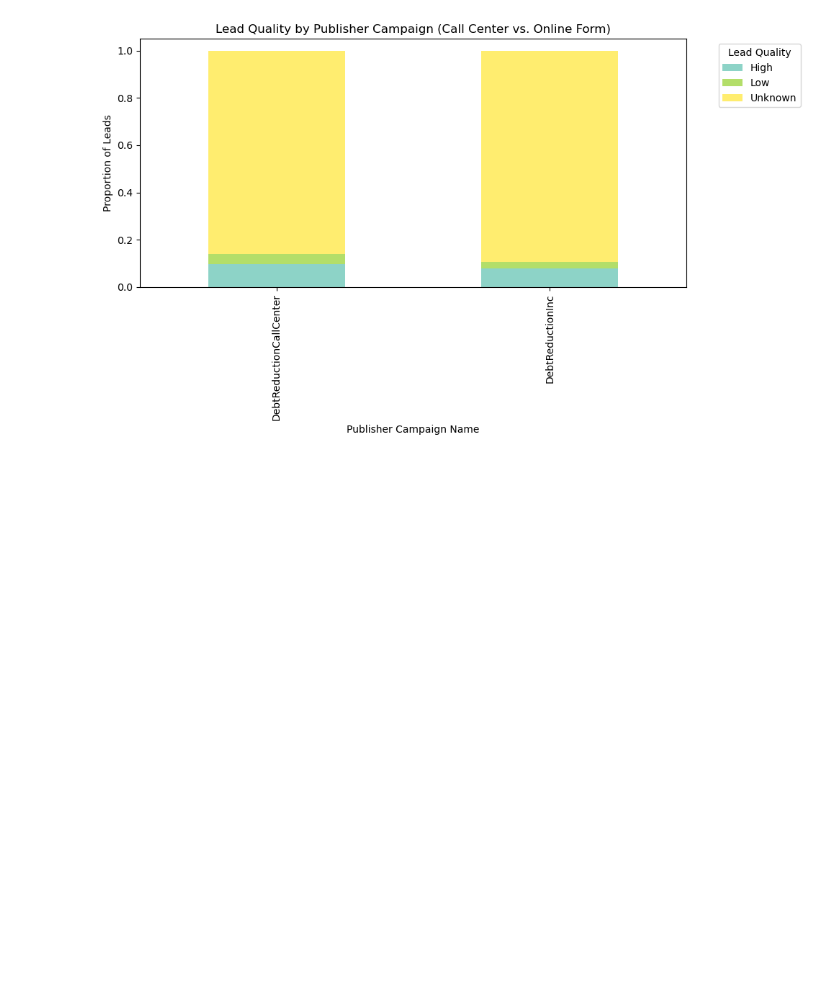
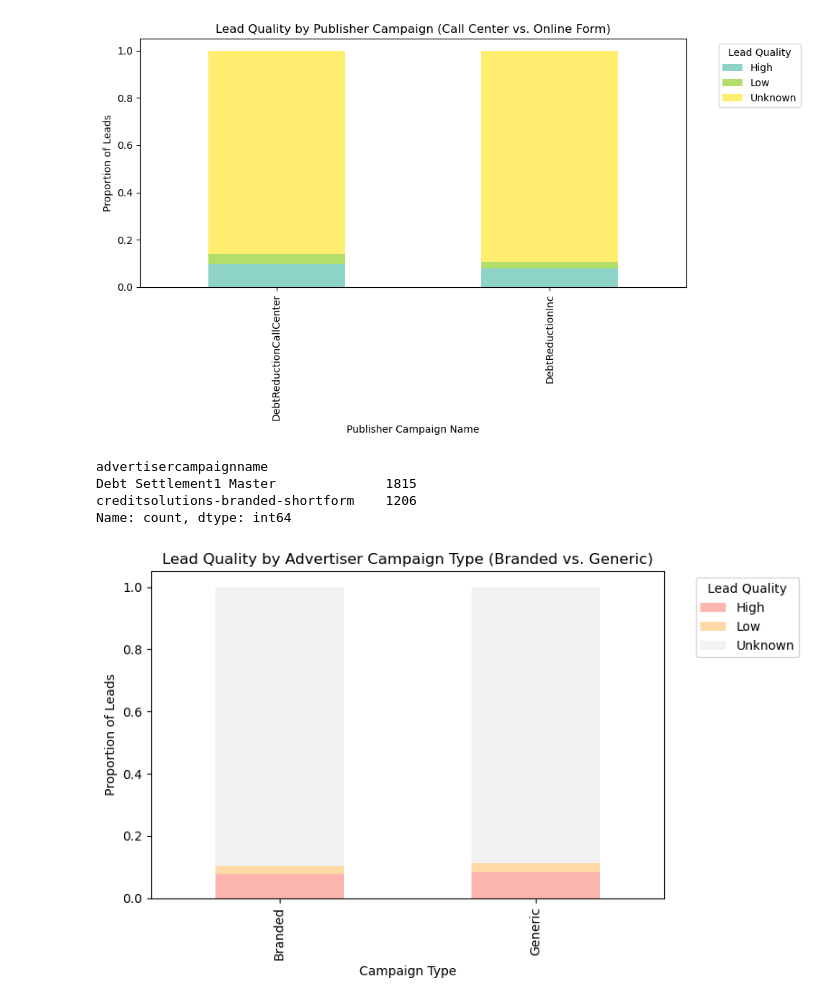
Before and after one commit to mukut45/Aarki-Case-Study-data-analysis-project, a Jupyter notebook: Aarki case study data analysis.ipynb, the cells around one changed output. Cells and saved outputs as stored; diff of their text form; code cells hidden in the pictures; blank space fills up the shorter version.

Commit message:
one more ploting for lead quality analysis and information about what to do further

```diff
--- a/Aarki case study data analysis.ipynb
+++ b/Aarki case study data analysis.ipynb
@@ -278,3 +279,25 @@ DebtReductionInc           2750
 DebtReductionCallCenter     271
 Name: count, dtype: int64
 [figure]
+# %%
+# Now let’s analyze lead quality by AdvertiserCampaignName, which tells us how branded vs. generic ads perform
+print(df['advertisercampaignname'].value_counts(dropna=False))
+# %% [output]
+advertisercampaignname
+Debt Settlement1 Master              1815
+creditsolutions-branded-shortform    1206
+Name: count, dtype: int64
+# %%
+df['campaign_type'] = df['advertisercampaignname'].str.contains('creditsolutions', case=False, na=False)
+df['campaign_type'] = df['campaign_type'].map({True: 'Branded', False: 'Generic'})
+campaign_type_segment = df.groupby(['campaign_type', 'lead_quality']).size().unstack(fill_value=0)
+campaign_type_percent = campaign_type_segment.div(campaign_type_segment.sum(axis=1), axis=0)
+campaign_type_percent.plot(kind='bar', stacked=True, figsize=(8, 5), colormap='Pastel1')
+plt.title('Lead Quality by Advertiser Campaign Type (Branded vs. Generic)')
+plt.ylabel('Proportion of Leads')
+plt.xlabel('Campaign Type')
+plt.legend(title='Lead Quality', bbox_to_anchor=(1.05, 1), loc='upper left')
+plt.tight_layout()
+plt.show()
+# %% [output]
+[figure, added]
```
Also changed, not shown: parts of 2 cells of this notebook.
